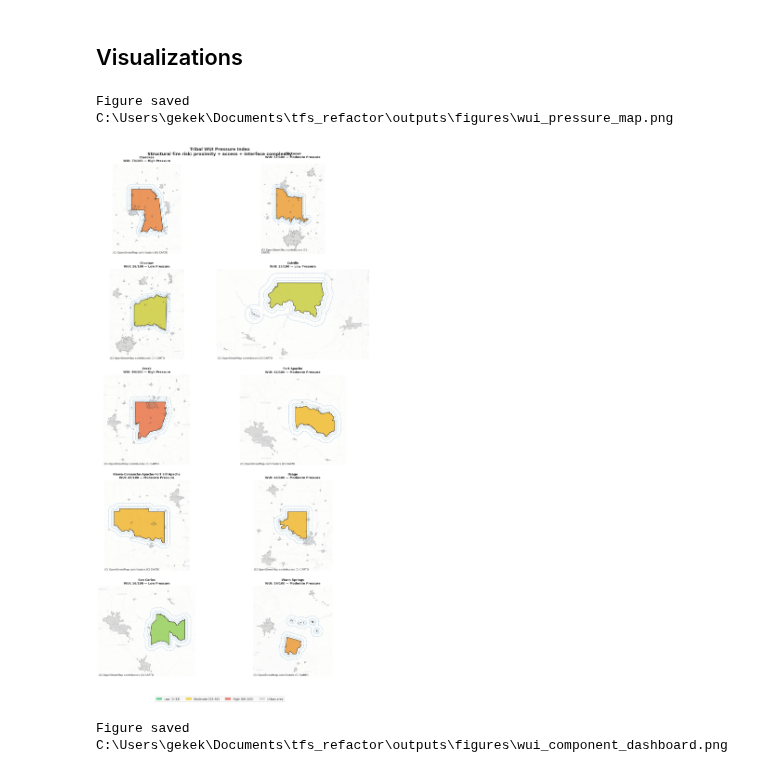
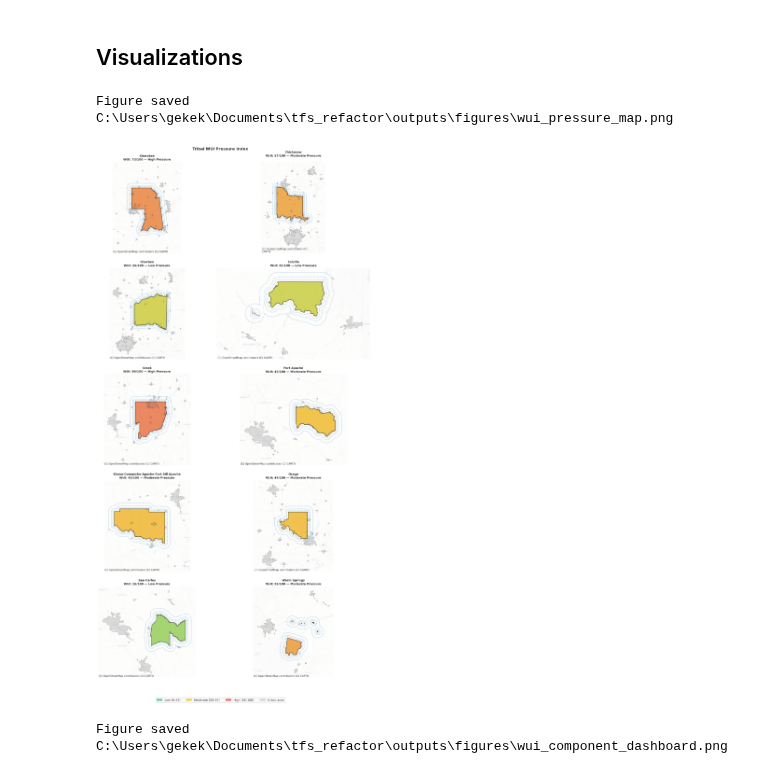
Before and after one commit to daearconsulting/tribal_fire_science, a Jupyter notebook: notebooks/tribal_wui_pressure_index.ipynb, the cells around one changed output. Cells and saved outputs as stored; diff of their text form; code cells hidden in the pictures.

```diff
--- a/notebooks/tribal_wui_pressure_index.ipynb
+++ b/notebooks/tribal_wui_pressure_index.ipynb
@@ -639,37 +636,36 @@ for idx, (_, tribe_row) in enumerate(tribal_wui.iterrows()):
         ctx.add_basemap(ax, source=ctx.providers.CartoDB.Positron, alpha=0.4)
     except Exception:
         pass
 
     cat = tribe_row.get("pressure_category", "N/A")
     ax.set_title(
         f"{name}\nWUI: {wui_val:.0f}/100 — {cat}",
         fontsize=9, fontweight="bold",
     )
     ax.set_axis_off()
 
 for ax in axes[n_tribes:]:
     ax.set_visible(False)
 
 fig.legend(
     handles=[
         mpatches.Patch(facecolor="#2ecc71", alpha=0.8, label="Low (0–33)"),
         mpatches.Patch(facecolor="#f1c40f", alpha=0.8, label="Moderate (33–66)"),
         mpatches.Patch(facecolor="#e74c3c", alpha=0.8, label="High (66–100)"),
         mpatches.Patch(facecolor="gray",    alpha=0.3, label="Urban area"),
     ],
     loc="lower center", ncol=4, fontsize=9, bbox_to_anchor=(0.5, 0.01),
 )
 plt.suptitle(
-    "Tribal WUI Pressure Index\n"
-    "Structural fire risk: proximity + access + interface complexity",
-    fontsize=13, fontweight="bold",
+    "Tribal WUI Pressure Index\n",
+    fontsize=12, fontweight="bold",
 )
 plt.tight_layout(rect=[0, 0.05, 1, 1])
 charts.save_figure(fig, "outputs/figures/wui_pressure_map.png")
 plt.show()
 # %% [output]
 Figure saved C:\Users\gekek\Documents\tfs_refactor\outputs\figures\wui_pressure_map.png
-[figure, old version]
+[figure, new version]
 # %%
 # Component dashboard
 score_cols = [c for c in scores.columns if c.endswith("_score")]
```
Also changed, not shown: parts of 10 cells of this notebook, 2 other files.
